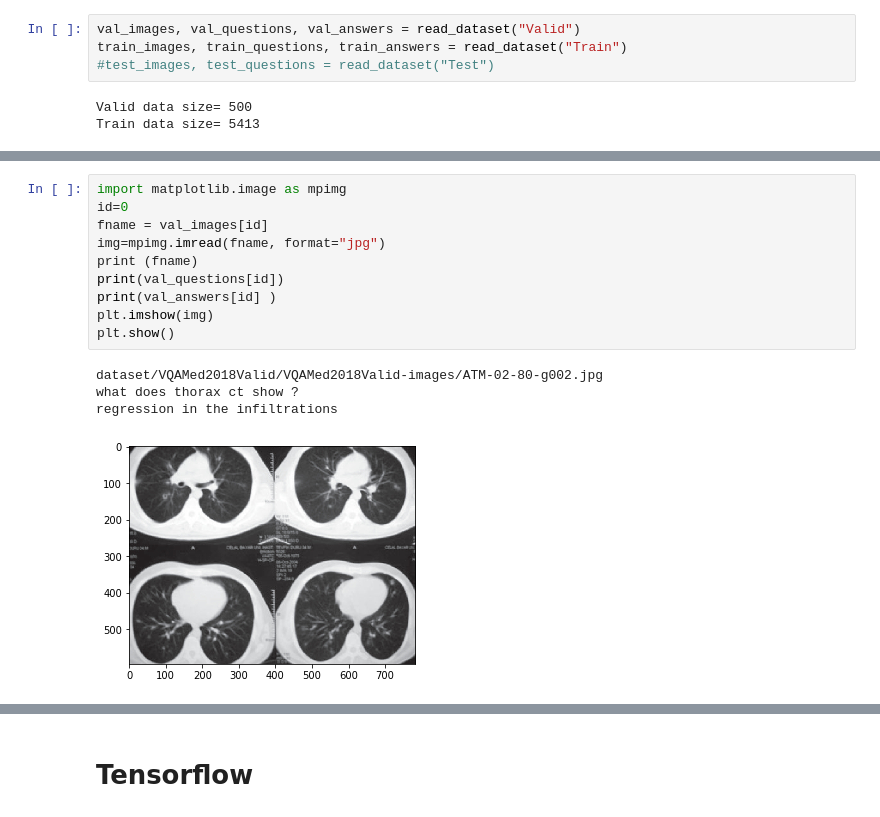
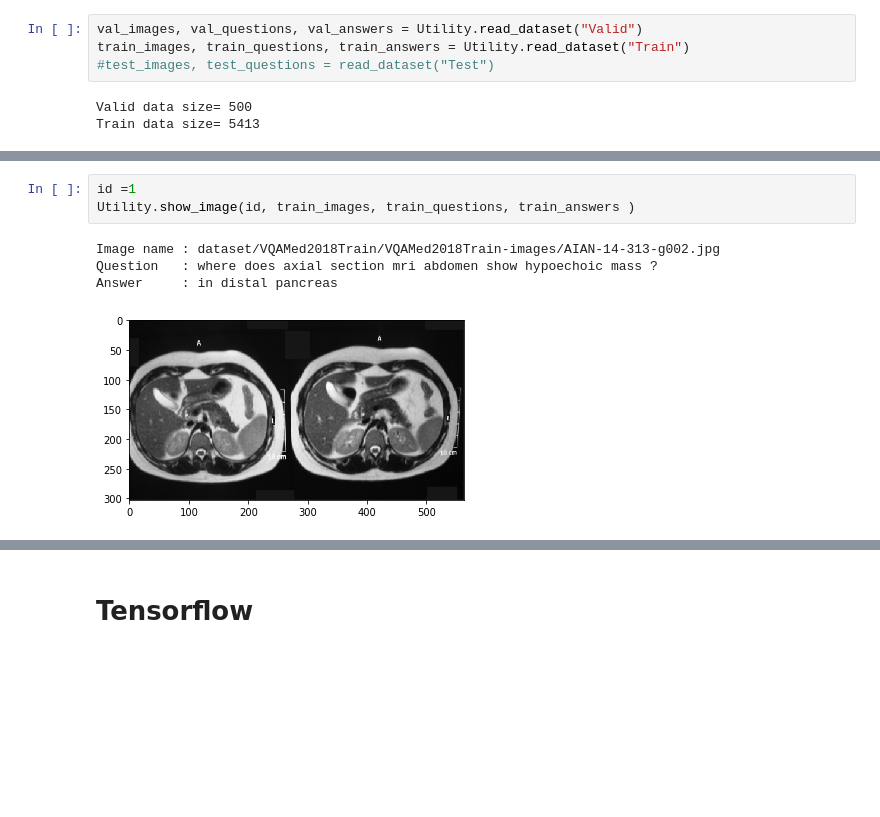
Before and after one commit to bashartalafha/VQA-Med, a Jupyter notebook: VQA-Med.ipynb, the cells around one changed output, grey strips where cells are left out. Drawn from its saved outputs; the diff is of its cells as text; blank space fills up the shorter version.

```diff
--- a/VQA-Med.ipynb
+++ b/VQA-Med.ipynb
@@ -33,6 +9,6 @@ def read_dataset(dataset):
 # %%
-val_images, val_questions, val_answers = read_dataset("Valid")
-train_images, train_questions, train_answers = read_dataset("Train")
+val_images, val_questions, val_answers = Utility.read_dataset("Valid")
+train_images, train_questions, train_answers = Utility.read_dataset("Train")
 #test_images, test_questions = read_dataset("Test")
 # %% [output]
 Valid data size= 500
@@ -47,17 +16,10 @@ dataset/VQAMed2018Train/VQAMed2018Train-images/rjv03401.jpg
-# %%
-import matplotlib.image as mpimg
-id=0
-fname = val_images[id]
-img=mpimg.imread(fname, format="jpg")
-print (fname)
-print(val_questions[id])
-print(val_answers[id] )
-plt.imshow(img)
-plt.show()
-# %% [output]
-dataset/VQAMed2018Valid/VQAMed2018Valid-images/ATM-02-80-g002.jpg
-what does thorax ct show ?
-regression in the infiltrations
-[figure, removed]
+# %%
+id =1
+Utility.show_image(id, train_images, train_questions, train_answers )
+# %% [output]
+Image name : dataset/VQAMed2018Train/VQAMed2018Train-images/AIAN-14-313-g002.jpg
+Question   : where does axial section mri abdomen show hypoechoic mass ?
+Answer     : in distal pancreas
+[figure, added]
 # %%
 img.shape
```
Also changed, not shown: parts of 13 cells of this notebook.
